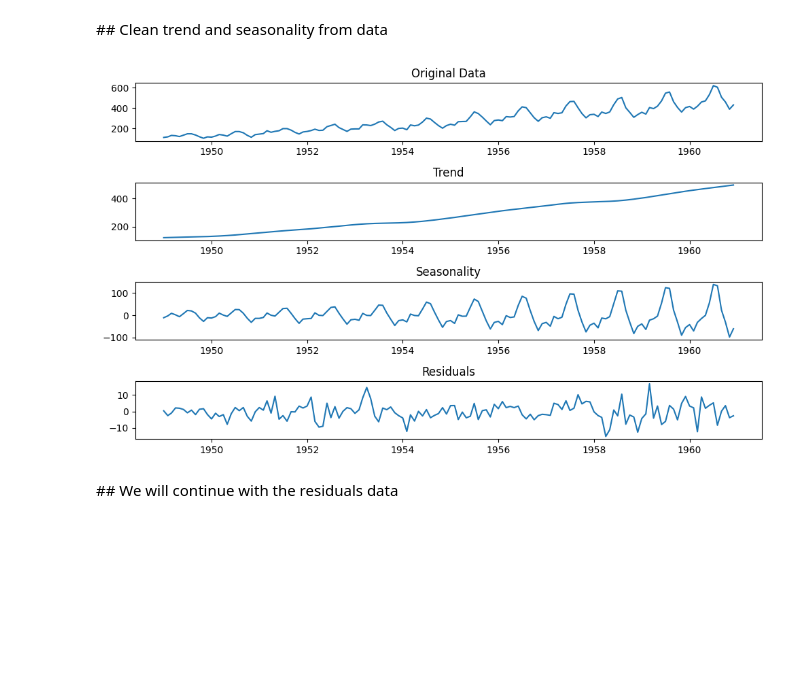
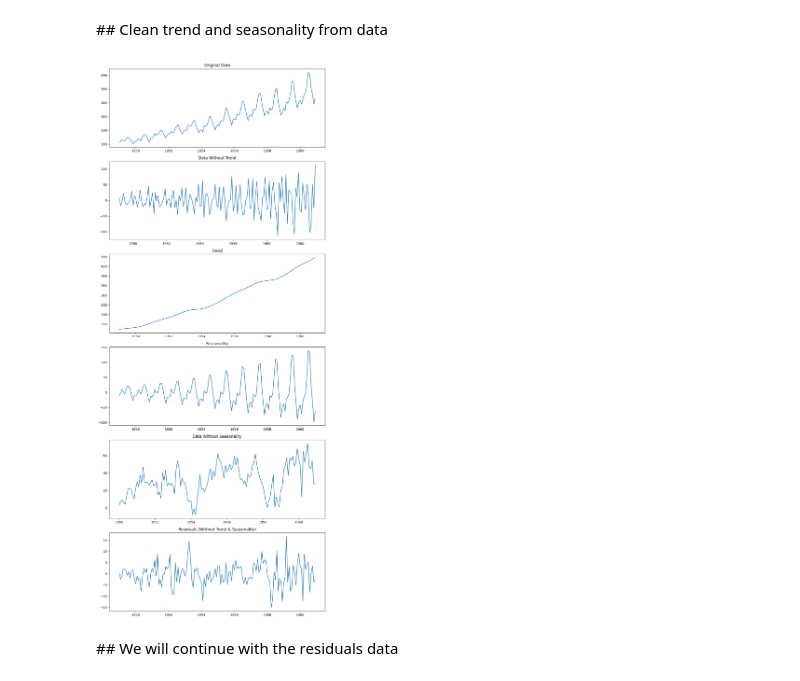
Before and after one commit to keremerciyes/Price-Prediction-With-Machine-Learning, a Jupyter notebook: SupportVectorRegressionLastKeremOktay.ipynb, the cells around one changed output. Cells and saved outputs as stored; diff of their text form; code cells hidden in the pictures; blank space fills up the shorter version.

Commit message:
Added different plots and analysis for components

```diff
--- a/SupportVectorRegressionLastKeremOktay.ipynb
+++ b/SupportVectorRegressionLastKeremOktay.ipynb
@@ -23,40 +23,62 @@ plt.show()
 from statsmodels.tsa.seasonal import STL
 
 # Assuming your data has a datetime column, set it as the index
 data['Month'] = pd.to_datetime(data['Month'])
 data.set_index('Month', inplace=True)
 
 # Perform seasonal decomposition
 decomp = STL(data).fit()
 
 # Obtain the trend, seasonal, and residual components
+
+# d = 2
+data_without_trend = data['Passengers'].diff().diff()
 trend = decomp.trend
+
+# seasonality = 12
+seasonal_period = 12
+data_without_seasonality = data['Passengers'].diff(periods=seasonal_period)
 seasonal = decomp.seasonal
+
 residuals = decomp.resid
+residuals_df = pd.DataFrame({'residuals': residuals})
+
+# p = 2
+residuals_df['t-1'] = residuals_df['residuals'].shift(1).values
+residuals_df['t-2'] = residuals_df['residuals'].shift(2).values
+residuals_df = residuals_df.dropna()
 
 # Plot the original data, trend, and seasonality
-plt.figure(figsize=(10, 6))
+plt.figure(figsize=(10, 24))
 
-plt.subplot(4, 1, 1)
+plt.subplot(6, 1, 1)
 plt.plot(data)
 plt.title('Original Data')
 
-plt.subplot(4, 1, 2)
+plt.subplot(6, 1, 2)
+plt.plot(data_without_trend)
+plt.title('Data Without Trend')
+
+plt.subplot(6, 1, 3)
 plt.plot(trend)
 plt.title('Trend')
 
-plt.subplot(4, 1, 3)
+plt.subplot(6, 1, 4)
 plt.plot(seasonal)
 plt.title('Seasonality')
 
-plt.subplot(4, 1, 4)
+plt.subplot(6, 1, 5)
+plt.plot(data_without_seasonality)
+plt.title('Data Without Seasonality')
+
+plt.subplot(6, 1, 6)
 plt.plot(residuals)
-plt.title('Residuals')
+plt.title('Residuals (Without Trend & Seasonality)')
 
 plt.tight_layout()
 plt.show()
 # %% [output]
-[figure, old version]
+[figure, new version]
 # %% [markdown]
 ## We will continue with the residuals data
 # %%
```
Also changed, not shown: parts of 5 cells of this notebook.
